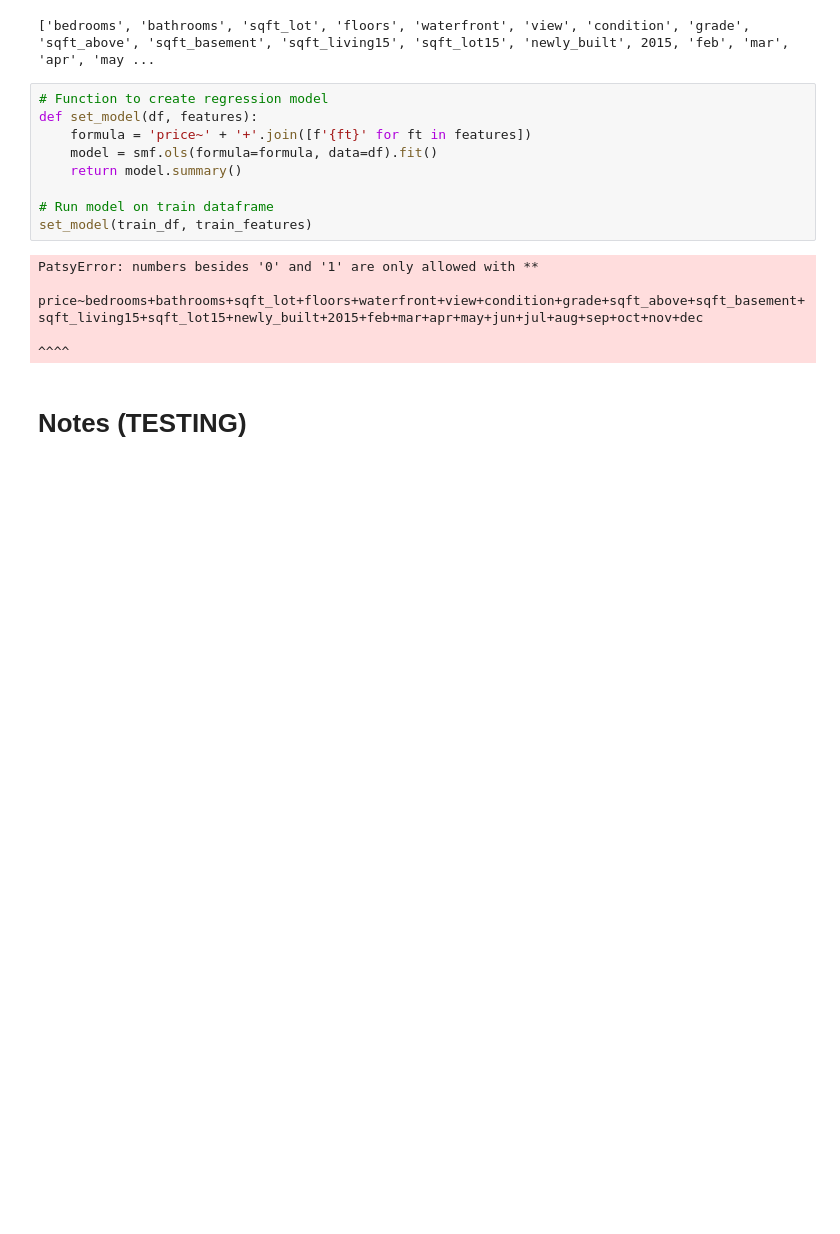
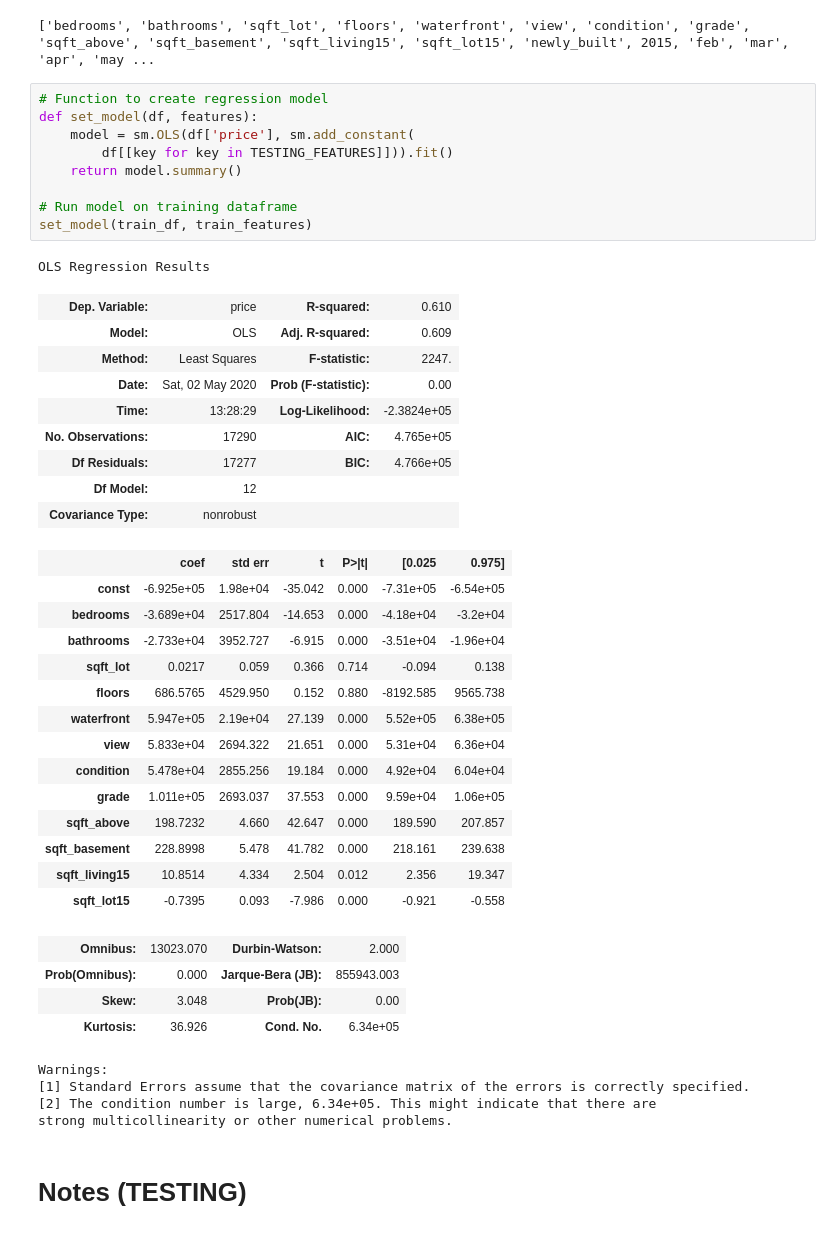
Before and after one commit to EricB10/housing-prices-regression-project, a Jupyter notebook: eric_notebook.ipynb, the cells around one changed output. Cells and saved outputs as stored; diff of their text form; blank space fills up the shorter version.

```diff
--- a/eric_notebook.ipynb
+++ b/eric_notebook.ipynb
@@ -202,16 +227,45 @@ print(train_features)
 # %%
 # Function to create regression model
 def set_model(df, features):
-    formula = 'price~' + '+'.join([f'{ft}' for ft in features])
-    model = smf.ols(formula=formula, data=df).fit()
+    model = sm.OLS(df['price'], sm.add_constant(
+        df[[key for key in TESTING_FEATURES]])).fit()
     return model.summary()
 
-# Run model on train dataframe
+# Run model on training dataframe
 set_model(train_df, train_features)
 # %% [output]
-PatsyError: numbers besides '0' and '1' are only allowed with **
-    price~bedrooms+bathrooms+sqft_lot+floors+waterfront+view+condition+grade+sqft_above+sqft_basement+sqft_living15+sqft_lot15+newly_built+2015+feb+mar+apr+may+jun+jul+aug+sep+oct+nov+dec
-                                                                                                                                           ^^^^
+OLS Regression Results
+| Dep. Variable: | price | R-squared: | 0.610 |
+| Model: | OLS | Adj. R-squared: | 0.609 |
+| Method: | Least Squares | F-statistic: | 2247. |
+| Date: | Sat, 02 May 2020 | Prob (F-statistic): | 0.00 |
+| Time: | 13:28:29 | Log-Likelihood: | -2.3824e+05 |
+| No. Observations: | 17290 | AIC: | 4.765e+05 |
+| Df Residuals: | 17277 | BIC: | 4.766e+05 |
+| Df Model: | 12 |  |  |
+| Covariance Type: | nonrobust |  |  |
+|  | coef | std err | t | P>|t| | [0.025 | 0.975] |
+| const | -6.925e+05 | 1.98e+04 | -35.042 | 0.000 | -7.31e+05 | -6.54e+05 |
+| bedrooms | -3.689e+04 | 2517.804 | -14.653 | 0.000 | -4.18e+04 | -3.2e+04 |
+| bathrooms | -2.733e+04 | 3952.727 | -6.915 | 0.000 | -3.51e+04 | -1.96e+04 |
+| sqft_lot | 0.0217 | 0.059 | 0.366 | 0.714 | -0.094 | 0.138 |
+| floors | 686.5765 | 4529.950 | 0.152 | 0.880 | -8192.585 | 9565.738 |
+| waterfront | 5.947e+05 | 2.19e+04 | 27.139 | 0.000 | 5.52e+05 | 6.38e+05 |
+| view | 5.833e+04 | 2694.322 | 21.651 | 0.000 | 5.31e+04 | 6.36e+04 |
+| condition | 5.478e+04 | 2855.256 | 19.184 | 0.000 | 4.92e+04 | 6.04e+04 |
+| grade | 1.011e+05 | 2693.037 | 37.553 | 0.000 | 9.59e+04 | 1.06e+05 |
+| sqft_above | 198.7232 | 4.660 | 42.647 | 0.000 | 189.590 | 207.857 |
+| sqft_basement | 228.8998 | 5.478 | 41.782 | 0.000 | 218.161 | 239.638 |
+| sqft_living15 | 10.8514 | 4.334 | 2.504 | 0.012 | 2.356 | 19.347 |
+| sqft_lot15 | -0.7395 | 0.093 | -7.986 | 0.000 | -0.921 | -0.558 |
+| Omnibus: | 13023.070 | Durbin-Watson: | 2.000 |
+| Prob(Omnibus): | 0.000 | Jarque-Bera (JB): | 855943.003 |
+| Skew: | 3.048 | Prob(JB): | 0.00 |
+| Kurtosis: | 36.926 | Cond. No. | 6.34e+05 |
+Warnings:
+[1] Standard Errors assume that the covariance matrix of the errors is correctly specified.
+[2] The condition number is large, 6.34e+05. This might indicate that there are
+strong multicollinearity or other numerical problems.
 # %% [markdown]
 # Notes (TESTING)
 # %%
```
Also changed, not shown: parts of 7 cells of this notebook.
